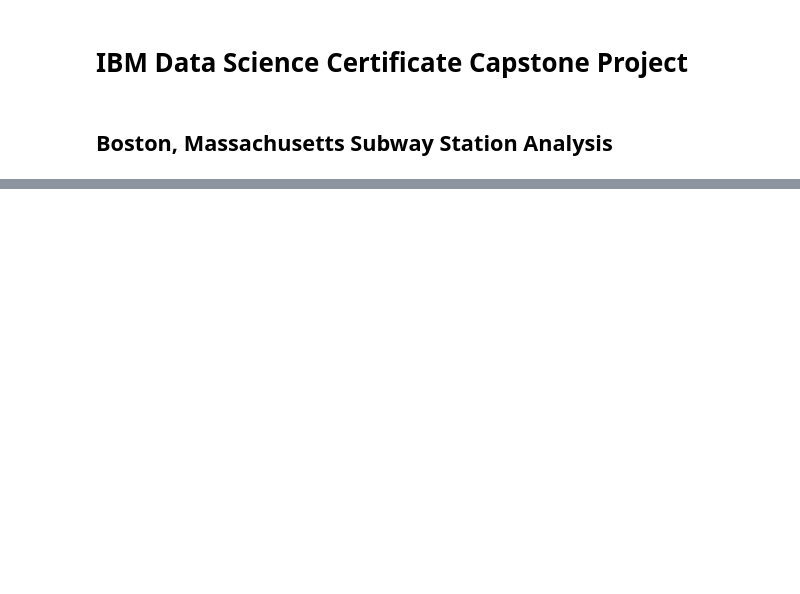
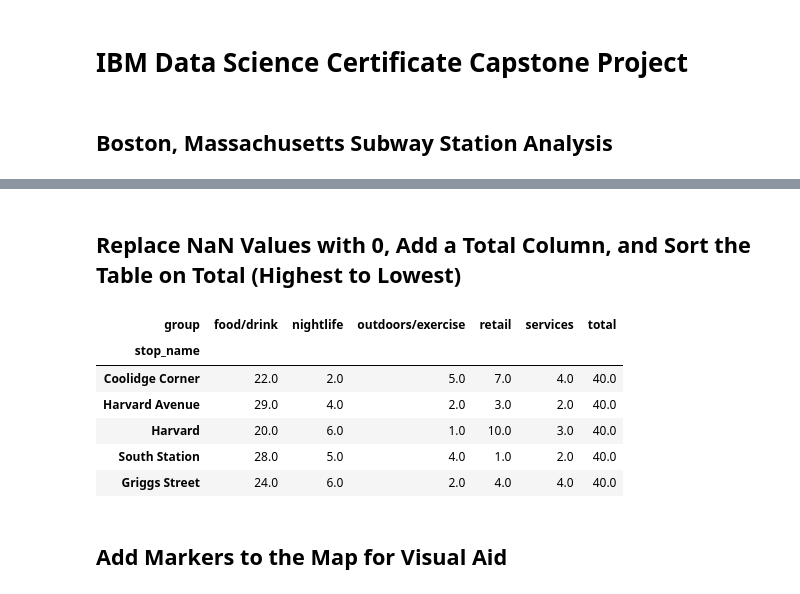
Before and after one commit to jlieberman92/Coursera_Capstone, a Jupyter notebook: Boston Transit Neighborhoods.ipynb, the cells around one changed output, grey strips where cells are left out. Drawn from its saved outputs; the diff is of its cells as text; code cells hidden in the pictures; blank space fills up the shorter version.

```diff
--- a/Boston Transit Neighborhoods.ipynb
+++ b/Boston Transit Neighborhoods.ipynb
@@ -18,0 +262,4 @@ If possible, we will also attempt to cluster the stations based on those that ha
+# %%
+table = pd.pivot_table(MBTA_venues, values='stop_lat', index=['stop_name'],
+                    columns=['group'], aggfunc='count')
+table.head()
@@ -18,0 +274,17 @@ If possible, we will also attempt to cluster the stations based on those that ha
+# %% [markdown]
+## Replace NaN Values with 0, Add a Total Column, and Sort the Table on Total (Highest to Lowest)
+# %%
+venues_table = table.fillna(0)
+venues_table['total'] = venues_table.sum(axis=1)
+venues_table = venues_table.sort_values(['total'], ascending=False)
+venues_table.head()
+# %% [output]
+| group | food/drink | nightlife | outdoors/exercise | retail | services | total |
+| stop_name |  |  |  |  |  |  |
+| Coolidge Corner | 22.0 | 2.0 | 5.0 | 7.0 | 4.0 | 40.0 |
+| Harvard Avenue | 29.0 | 4.0 | 2.0 | 3.0 | 2.0 | 40.0 |
+| Harvard | 20.0 | 6.0 | 1.0 | 10.0 | 3.0 | 40.0 |
+| South Station | 28.0 | 5.0 | 4.0 | 1.0 | 2.0 | 40.0 |
+| Griggs Street | 24.0 | 6.0 | 2.0 | 4.0 | 4.0 | 40.0 |
+# %% [markdown]
+## Add Markers to the Map for Visual Aid
```
Also changed, not shown: parts of 40 cells of this notebook.
